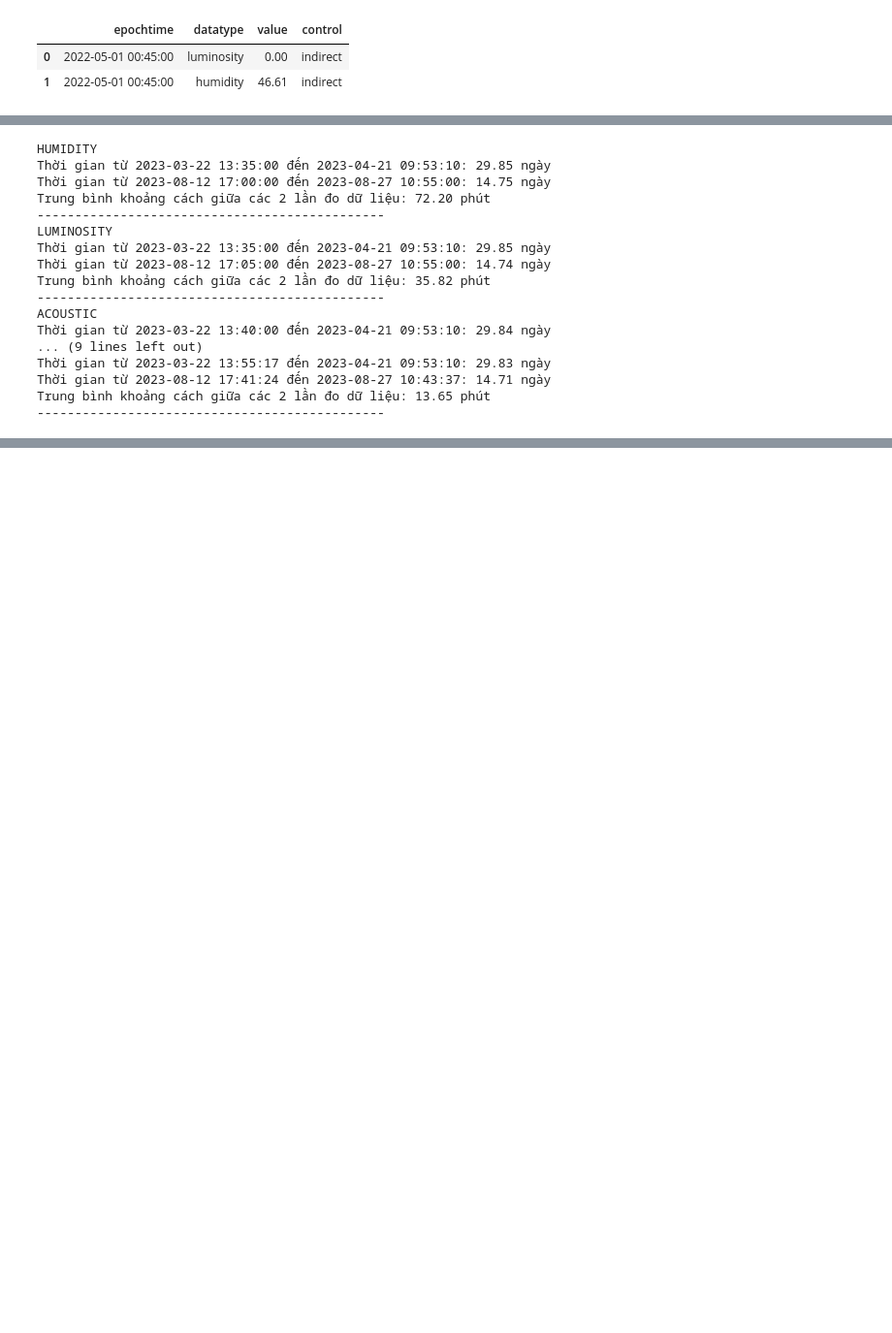
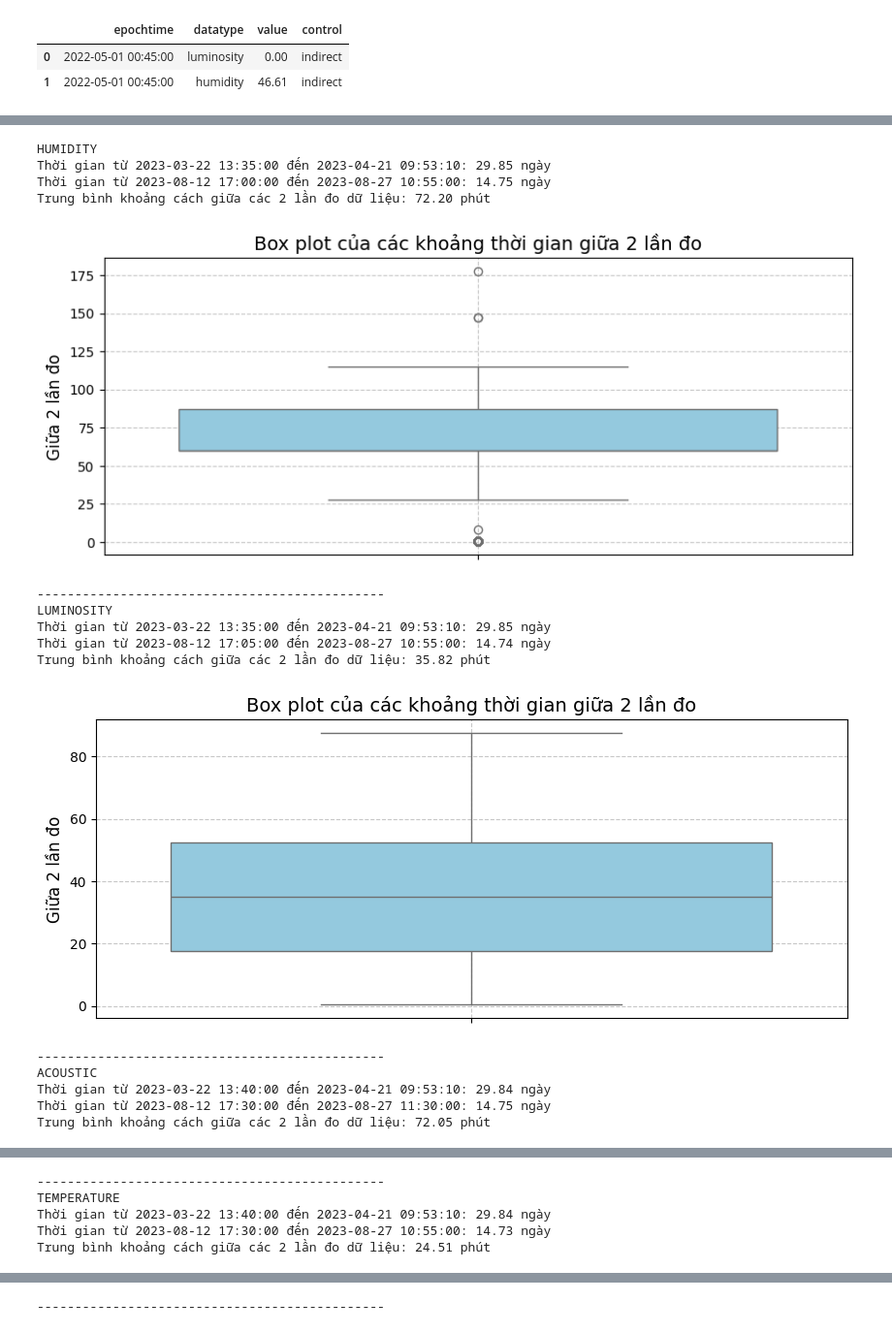
Before and after one commit to nguyenddat/Cluster_multidimension_data, a Jupyter notebook: process_data.ipynb, the cells around one changed output, grey strips where cells are left out. Shown at 97% size. Saved outputs shown, nothing was run; the diff lists cells and outputs as text; code cells hidden in the pictures; blank space fills up the shorter version.

```diff
--- a/process_data.ipynb
+++ b/process_data.ipynb
@@ -322,44 +185,43 @@ Trung bình khoảng cách giữa các 2 lần đo dữ liệu: 7.86 phút
 # %%
 print(f"HUMIDITY")
 avg_time_diff(segment_df[
     segment_df["datatype"] == "humidity"
-])
+], True)
 print(f"----------------------------------------------")
 print(f"LUMINOSITY")
 avg_time_diff(segment_df[
     segment_df["datatype"] == "luminosity"
-])
+], True)
 print(f"----------------------------------------------")
 print(f"ACOUSTIC")
 avg_time_diff(segment_df[
     segment_df["datatype"] == "acoustic"
-])
+], True)
 print(f"----------------------------------------------")
 print(f"TEMPERATURE")
 avg_time_diff(segment_df[
     segment_df["datatype"] == "temperature"
-])
+], True)
 print(f"----------------------------------------------")
 print(f"MOTION")
 avg_time_diff(segment_df[
     segment_df["datatype"] == "motion"
-])
+], True)
 print(f"----------------------------------------------")
 # %% [output]
 HUMIDITY
 Thời gian từ 2023-03-22 13:35:00 đến 2023-04-21 09:53:10: 29.85 ngày
 Thời gian từ 2023-08-12 17:00:00 đến 2023-08-27 10:55:00: 14.75 ngày
 Trung bình khoảng cách giữa các 2 lần đo dữ liệu: 72.20 phút
-----------------------------------------------
-LUMINOSITY
-Thời gian từ 2023-03-22 13:35:00 đến 2023-04-21 09:53:10: 29.85 ngày
-Thời gian từ 2023-08-12 17:05:00 đến 2023-08-27 10:55:00: 14.74 ngày
-Trung bình khoảng cách giữa các 2 lần đo dữ liệu: 35.82 phút
-----------------------------------------------
-ACOUSTIC
-Thời gian từ 2023-03-22 13:40:00 đến 2023-04-21 09:53:10: 29.84 ngày
-... (9 lines left out)
-Thời gian từ 2023-03-22 13:55:17 đến 2023-04-21 09:53:10: 29.83 ngày
-Thời gian từ 2023-08-12 17:41:24 đến 2023-08-27 10:43:37: 14.71 ngày
-Trung bình khoảng cách giữa các 2 lần đo dữ liệu: 13.65 phút
-----------------------------------------------
+[figure, added]
+----------------------------------------------
+LUMINOSITY
+Thời gian từ 2023-03-22 13:35:00 đến 2023-04-21 09:53:10: 29.85 ngày
+Thời gian từ 2023-08-12 17:05:00 đến 2023-08-27 10:55:00: 14.74 ngày
+Trung bình khoảng cách giữa các 2 lần đo dữ liệu: 35.82 phút
+[figure, added]
+----------------------------------------------
+ACOUSTIC
+Thời gian từ 2023-03-22 13:40:00 đến 2023-04-21 09:53:10: 29.84 ngày
+Thời gian từ 2023-08-12 17:30:00 đến 2023-08-27 11:30:00: 14.75 ngày
+Trung bình khoảng cách giữa các 2 lần đo dữ liệu: 72.05 phút
@@ -365,0 +229,5 @@ Trung bình khoảng cách giữa các 2 lần đo dữ liệu: 13.65 phút
+----------------------------------------------
+TEMPERATURE
+Thời gian từ 2023-03-22 13:40:00 đến 2023-04-21 09:53:10: 29.84 ngày
+Thời gian từ 2023-08-12 17:30:00 đến 2023-08-27 10:55:00: 14.73 ngày
+Trung bình khoảng cách giữa các 2 lần đo dữ liệu: 24.51 phút
@@ -366,3 +241,4 @@ Trung bình khoảng cách giữa các 2 lần đo dữ liệu: 13.65 phút
+----------------------------------------------
 # %% [markdown]
 Có thể thấy 2 khoảng thời gian trống mà không loại dữ liệu nào được thu bao gồm:
 
```
Also changed, not shown: parts of 50 cells of this notebook, 4 other files.
